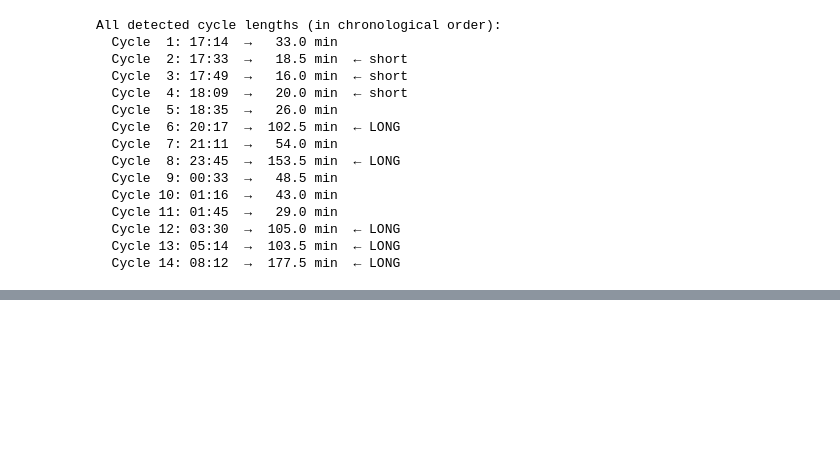
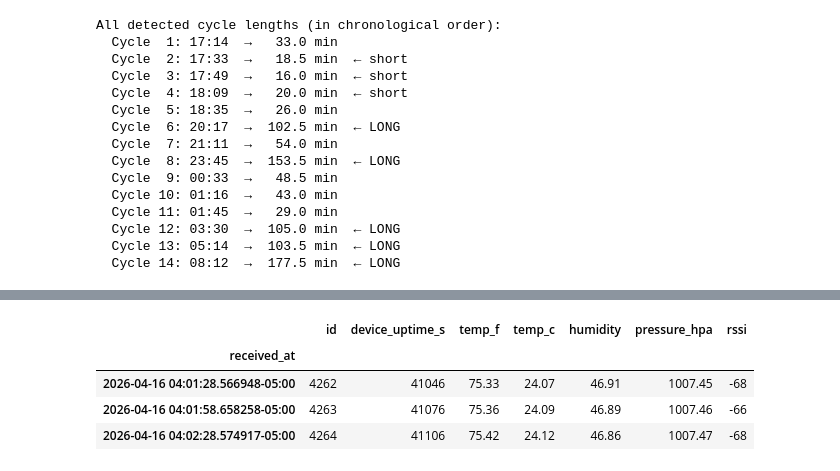
Before and after one commit to design1-software/closet-monitor, a Jupyter notebook: analysis/01-exploratory-analysis.ipynb, the cells around one changed output, grey strips where cells are left out. Drawn from its saved outputs; the diff is of its cells as text; code cells hidden in the pictures; blank space fills up the shorter version.

```diff
--- a/analysis/01-exploratory-analysis.ipynb
+++ b/analysis/01-exploratory-analysis.ipynb
@@ -338,3 +338,32 @@ All detected cycle lengths (in chronological order):
   Cycle 12: 03:30  →  105.0 min  ← LONG
   Cycle 13: 05:14  →  103.5 min  ← LONG
   Cycle 14: 08:12  →  177.5 min  ← LONG
+# %%
+import sqlite3
+from pathlib import Path
+
+import numpy as np
+import pandas as pd
+import matplotlib.pyplot as plt
+import seaborn as sns
+
+sns.set_theme(style="whitegrid")
+plt.rcParams["figure.figsize"] = (14, 5)
+plt.rcParams["figure.dpi"] = 100
+
+# Load data from SQLite
+db_path = Path("../data/closet.db")
+conn = sqlite3.connect(db_path)
+df = pd.read_sql_query(
+    "SELECT * FROM readings ORDER BY received_at",
+    conn,
+    parse_dates=["received_at"],
+)
+conn.close()
+
+df["received_at"] = df["received_at"].dt.tz_convert("America/Chicago")
+df = df.set_index("received_at")
+
+print(f"Loaded {len(df):,} readings spanning {df.index.max() - df.index.min()}")
+df.tail(3)
+# %% [output]
@@ -340,0 +371,5 @@ All detected cycle lengths (in chronological order):
+|  | id | device_uptime_s | temp_f | temp_c | humidity | pressure_hpa | rssi |
+| received_at |  |  |  |  |  |  |  |
+| 2026-04-16 04:01:28.566948-05:00 | 4262 | 41046 | 75.33 | 24.07 | 46.91 | 1007.45 | -68 |
+| 2026-04-16 04:01:58.658258-05:00 | 4263 | 41076 | 75.36 | 24.09 | 46.89 | 1007.46 | -66 |
+| 2026-04-16 04:02:28.574917-05:00 | 4264 | 41106 | 75.42 | 24.12 | 46.86 | 1007.47 | -68 |
```
Also changed, not shown: parts of 9 cells of this notebook.
